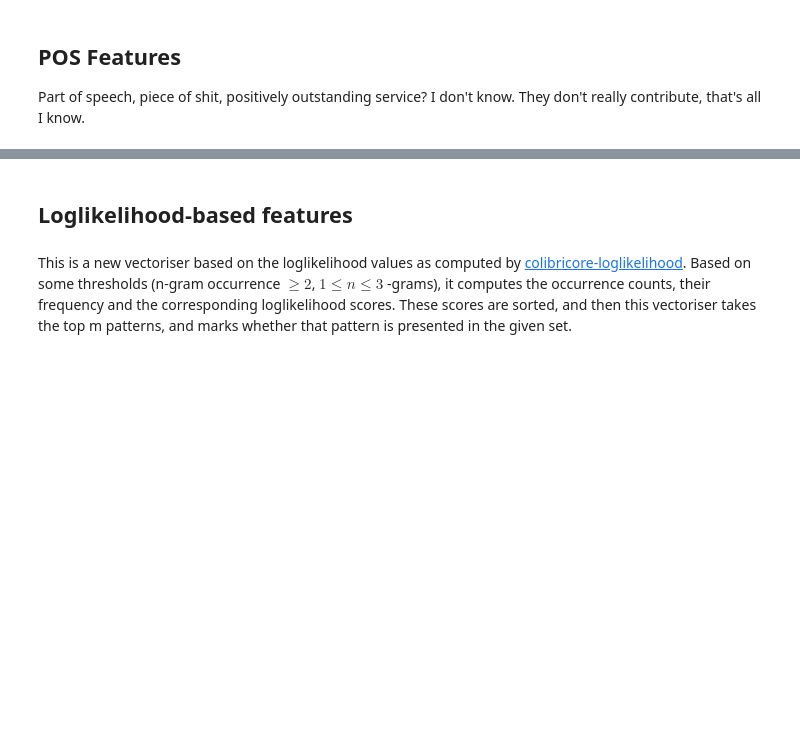
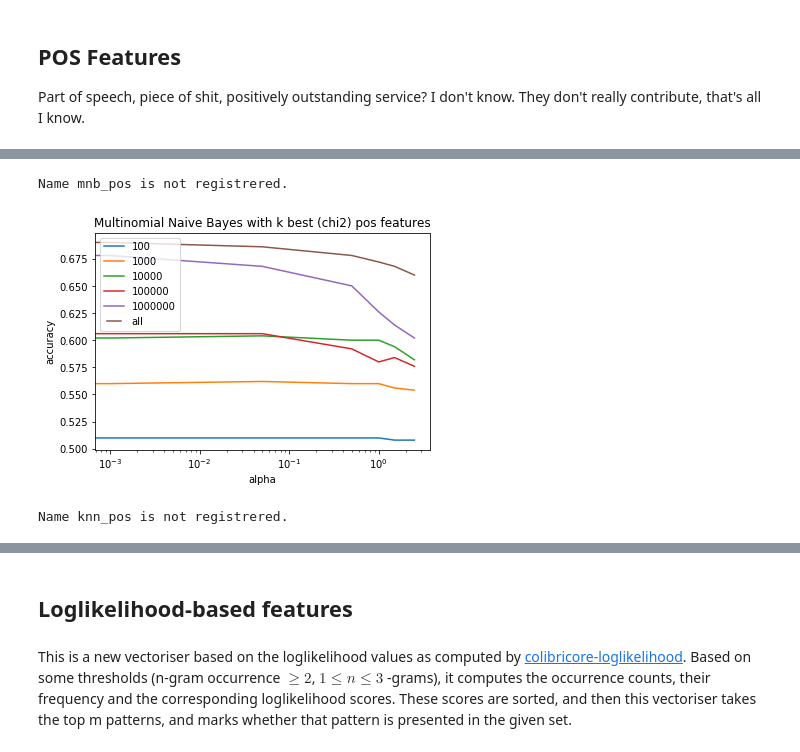
Before and after one commit to naiaden/lama-dsl, a Jupyter notebook: Untitled.ipynb, the cells around one changed output, grey strips where cells are left out. Cells and saved outputs as stored; diff of their text form; code cells hidden in the pictures; blank space fills up the shorter version.

```diff
--- a/Untitled.ipynb
+++ b/Untitled.ipynb
@@ -51,7 +51,7 @@ else:
     # running in notebook
     from tqdm import tqdm_notebook as tqdm, tnrange as tnrange
 
-    _run.add("all")
+    #_run.add("all")
 
     _use_subset = True
     pass
@@ -650,7 +666,7 @@ Name mnb_sc is not registrered.
 #  [132 118]]
 
 if do_run("knn_sc"):
-    for n in [1]
+    for n in [1]:
         for k in [100000]:
             model = SelectCountVectorFeatures("knn_sc", X_training, y_training, X_dev, y_dev,
                                                    "c&w n-grams, counts, knn",
@@ -1511,3 +1437,51 @@ summarise_run("knn_pos")
+# %%
+# Model:
+#         mnb_pos
+# Accuracy:
+#         0.69
+# [[168  82]
+#  [ 73 177]]
+if do_run("mnb_pos"):
+    for k in ['all']:
+        for alpha in [0]:
+            model = SelectPOSVectorFeatures("mnb_pos", X_training, y_training, X_dev, y_dev,
+                                            "pos n-grams, counts, mult naive bayes",
+                                            MultinomialNB(alpha=alpha),
+                                            k=k)
+        model_acc = model.run()
+        print(k, alpha, model_acc)
+
+mnb_pos_results = pd.DataFrame(data={'a': [100]*7 + [1000]*7 + [10000]*7 + [100000]*7 + [1000000]*7 + ['all']*7,
+                  'b': [0, 0.001, 0.05, 0.5, 1.0, 1.5, 2.5]*6,
+                  'c': [0.51, 0.51, 0.51, 0.51, 0.51, 0.508, 0.508, 0.56, 0.56, 0.562, 0.56, 0.56, 0.556, 0.554, 0.602, 0.602, 0.604, 0.6, 0.6, 0.594, 0.582, 0.608, 0.606, 0.606, 0.592, 0.58, 0.584, 0.576, 0.684, 0.678, 0.668, 0.65, 0.626, 0.614, 0.602, 0.688, 0.69, 0.686, 0.678, 0.672, 0.668, 0.66]}
+                             )
+
+for x in [100, 1000, 10000, 100000, 1000000, 'all']:
+    line1, = plt.semilogx(mnb_pos_results.loc[mnb_pos_results['a']  == x].ix[:, ['b']],
+                          mnb_pos_results.loc[mnb_pos_results['a']  == x].ix[:, ['c']],  label=str(x))
+
+plt.title("Multinomial Naive Bayes with k best (chi2) pos features")
+plt.xlabel("alpha")
+plt.ylabel("accuracy")
+plt.legend(handler_map={line1: HandlerLine2D(numpoints=6)})
+
+summarise_run("mnb_pos")
+# %% [output]
+Name mnb_pos is not registrered.
+[figure, added]
+# %%
+if do_run("knn_pos"):
+    for n in [1, 2, 3, 4, 5, 6]:
+        for k in [100, 1000, 10000, 100000]:
+            model = SelectPOSVectorFeatures("knn_pos", X_training, y_training, X_dev, y_dev,
+                                                   "pos n-grams, counts, knn",
+                                                   KNeighborsClassifier(n_neighbors=n),
+                                                   k=k)
+            model_acc = model.run()
+            print(n, k, model_acc)
+summarise_run("knn_pos")
+# %% [output]
+Name knn_pos is not registrered.
 # %%
 # FINAL
 # 10000 StandardScaler(copy=True, with_mean=False, with_std=True) 0.1 4.0 0.556
```
Also changed, not shown: parts of 27 cells of this notebook, 1 other file.
